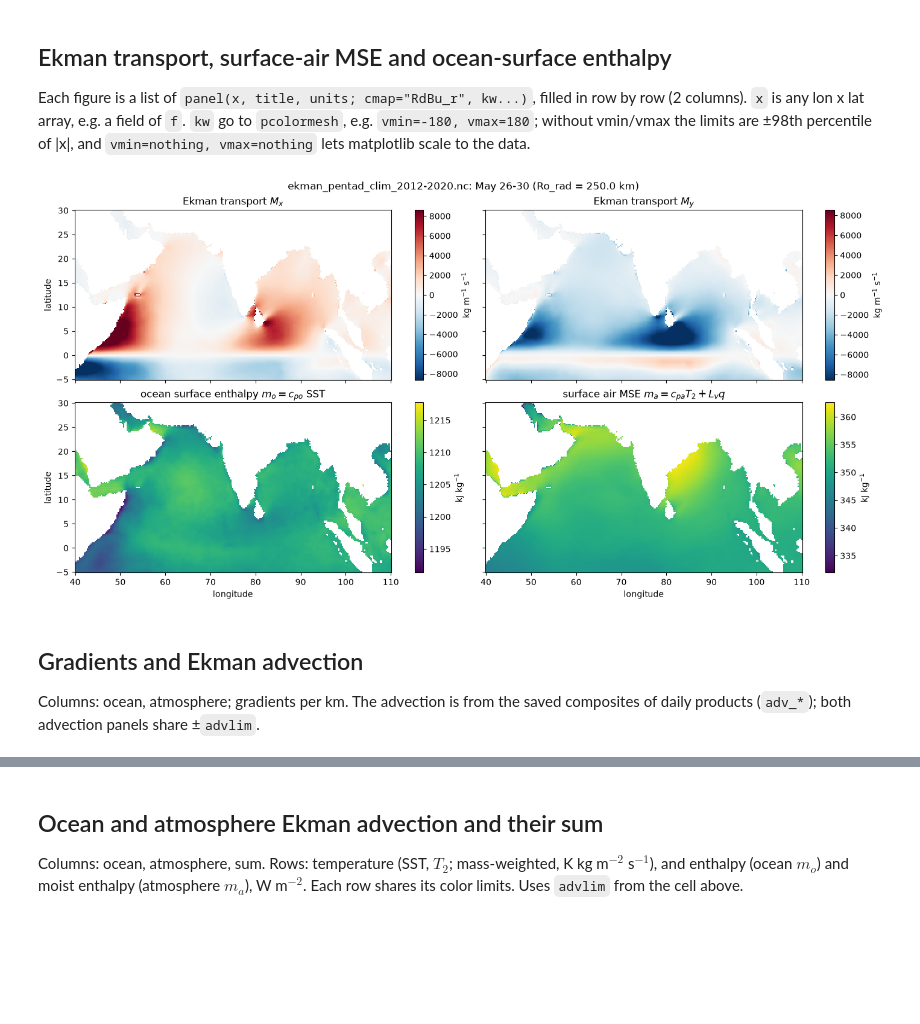
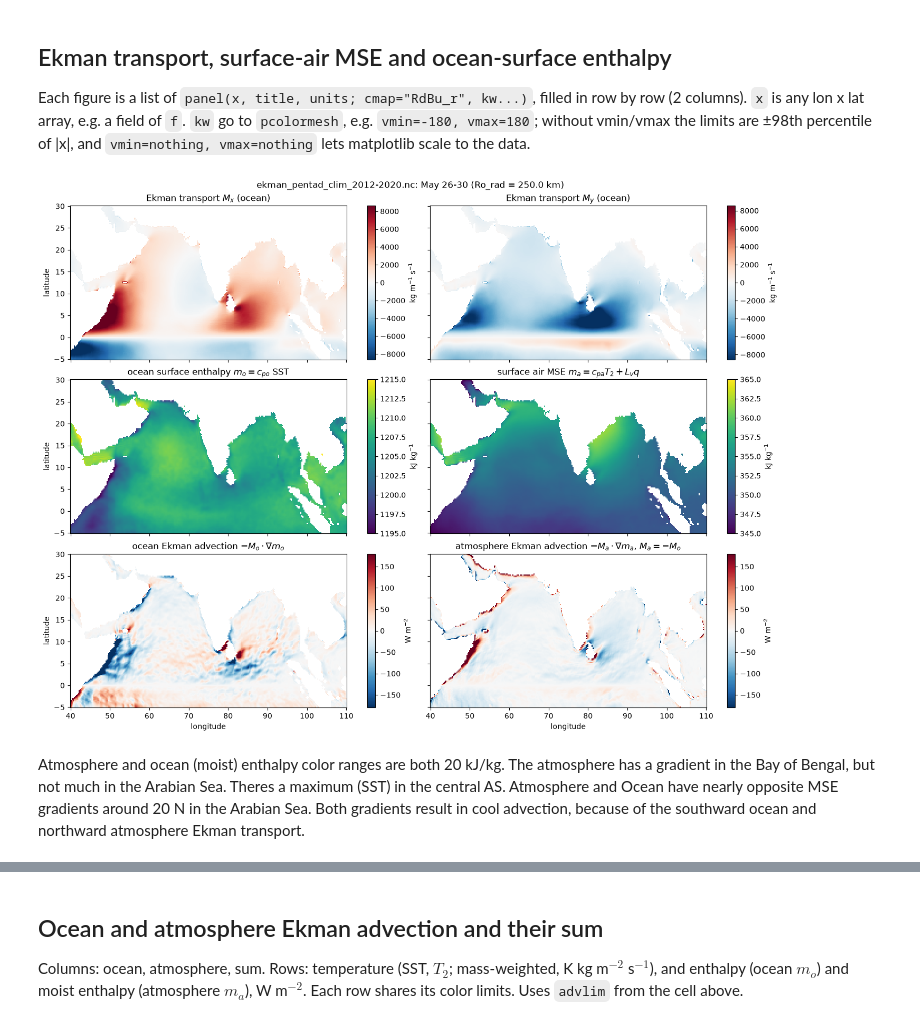
Before and after one commit to deszoeke/ekman-astz, a Jupyter notebook: plot/ekman_plots.ipynb, the cells around one changed output, grey strips where cells are left out. Saved outputs shown, nothing was run; the diff lists cells and outputs as text; code cells hidden in the pictures; blank space fills up the shorter version.

Commit message:
tidy pentad 30 plots

```diff
--- a/plot/ekman_plots.ipynb
+++ b/plot/ekman_plots.ipynb
@@ -33,16 +33,18 @@ size(f.Mx), keys(f)
 Each figure is a list of `panel(x, title, units; cmap="RdBu_r", kw...)`, filled in row by row (2 columns). `x` is any lon x lat array, e.g. a field of `f`. `kw` go to `pcolormesh`, e.g. `vmin=-180, vmax=180`; without vmin/vmax the limits are ±98th percentile of |x|, and `vmin=nothing, vmax=nothing` lets matplotlib scale to the data.
 # %%
 panels1 = [
-    panel(f.Mx, raw"Ekman transport $M_x$", raw"kg m$^{-1}$ s$^{-1}$"),
-    panel(f.My, raw"Ekman transport $M_y$", raw"kg m$^{-1}$ s$^{-1}$"),
-    panel(f.m_o ./ 1e3, raw"ocean surface enthalpy $m_o = c_{po}$ SST", raw"kJ kg$^{-1}$"; cmap="viridis", vmin=nothing, vmax=nothing),
-    panel(f.m_a ./ 1e3, raw"surface air MSE $m_a = c_{pa} T_2 + L_v q$", raw"kJ kg$^{-1}$"; cmap="viridis", vmin=nothing, vmax=nothing)]
+    panel(f.Mx, raw"Ekman transport $M_x$ (ocean)", raw"kg m$^{-1}$ s$^{-1}$"),
+    panel(f.My, raw"Ekman transport $M_y$ (ocean)", raw"kg m$^{-1}$ s$^{-1}$"),
+    panel(f.m_o ./ 1e3, raw"ocean surface enthalpy $m_o = c_{po}$ SST", raw"kJ kg$^{-1}$"; cmap="viridis", vmin=1195, vmax=1215),
+    panel(f.m_a ./ 1e3, raw"surface air MSE $m_a = c_{pa} T_2 + L_v q$", raw"kJ kg$^{-1}$"; cmap="viridis", vmin=345, vmax=365),
+    panel(f.adv_o, raw"ocean Ekman advection $-M_o \cdot \nabla m_o$", flux_units; vmin=-advlim, vmax=advlim),
+    panel(f.adv_a, raw"atmosphere Ekman advection $-M_a \cdot \nabla m_a$, $M_a = -M_o$", flux_units; vmin=-advlim, vmax=advlim)
+    ]
 fig1, axs1 = plot_panels(f.lon, f.lat, panels1; land=f.land, suptitle=figtitle);
 # %% [output]
-[figure, old version]
+[figure, new version]
+# %% [markdown]
+Atmosphere and ocean (moist) enthalpy color ranges are both 20 kJ/kg. The atmosphere has a gradient in the Bay of Bengal, but not much in the Arabian Sea. Theres a maximum (SST) in the central AS. Atmosphere and Ocean have nearly opposite MSE gradients around 20 N in the Arabian Sea. Both gradients result in cool advection, because of the southward ocean and northward atmosphere Ekman transport.
 # %%
 # figures display at the end of the cell that makes them; to adjust the axes and show it again:
 # axs1[0, 0].set_xlim(50, 100); axs1[0, 0].set_ylim(-5, 25); display(fig1)
-# %% [markdown]
-## Gradients and Ekman advection
-Columns: ocean, atmosphere; gradients per km. The advection is from the saved composites of daily products (`adv_*`); both advection panels share ±`advlim`.
```
Also changed, not shown: parts of 6 cells of this notebook.
